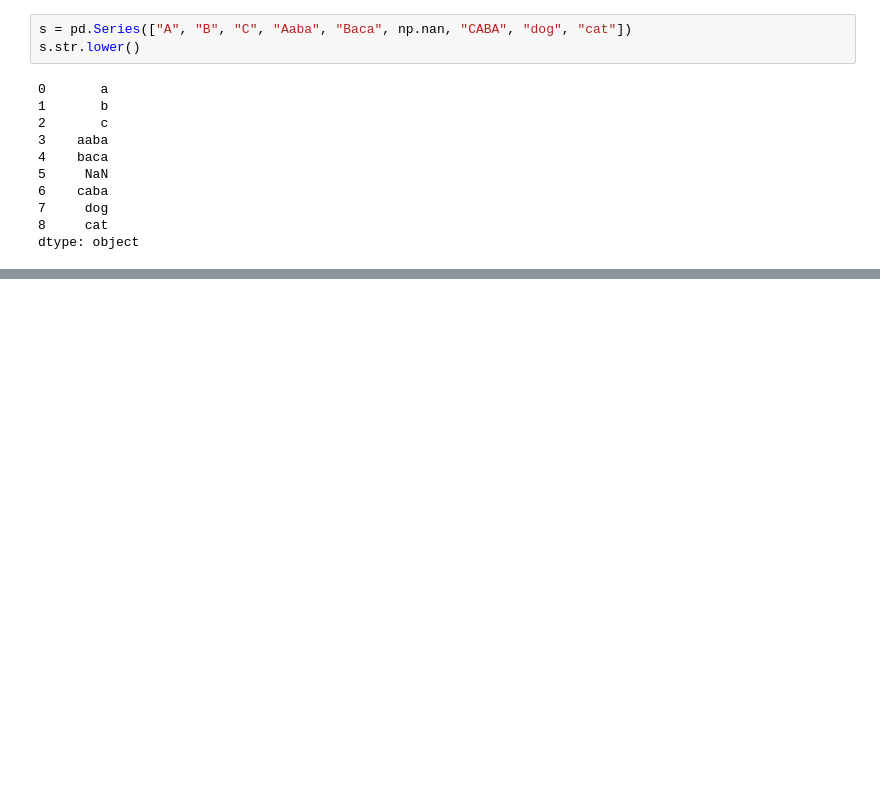
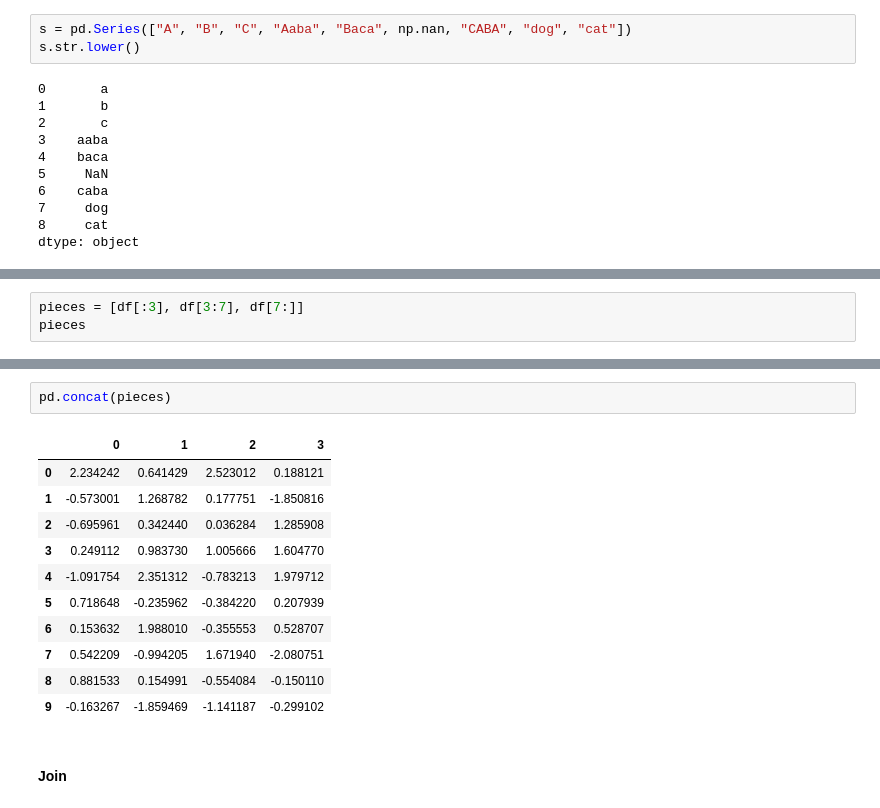
Before and after one commit to NoobRushEr/Machine-Learning-Zero-to-Hero, a Jupyter notebook: week01_lenses/notebooks/pandas.ipynb, the cells around one changed output, grey strips where cells are left out. Saved outputs shown, nothing was run; the diff lists cells and outputs as text; blank space fills up the shorter version.

```diff
--- a/week01_lenses/notebooks/pandas.ipynb
+++ b/week01_lenses/notebooks/pandas.ipynb
@@ -504,0 +525,3 @@ dtype: object
+# %%
+pieces = [df[:3], df[3:7], df[7:]]
+pieces
@@ -504,0 +542,16 @@ dtype: object
+# %%
+pd.concat(pieces)
+# %% [output]
+|  | 0 | 1 | 2 | 3 |
+| 0 | 2.234242 | 0.641429 | 2.523012 | 0.188121 |
+| 1 | -0.573001 | 1.268782 | 0.177751 | -1.850816 |
+| 2 | -0.695961 | 0.342440 | 0.036284 | 1.285908 |
+| 3 | 0.249112 | 0.983730 | 1.005666 | 1.604770 |
+| 4 | -1.091754 | 2.351312 | -0.783213 | 1.979712 |
+| 5 | 0.718648 | -0.235962 | -0.384220 | 0.207939 |
+| 6 | 0.153632 | 1.988010 | -0.355553 | 0.528707 |
+| 7 | 0.542209 | -0.994205 | 1.671940 | -2.080751 |
+| 8 | 0.881533 | 0.154991 | -0.554084 | -0.150110 |
+| 9 | -0.163267 | -1.859469 | -1.141187 | -0.299102 |
+# %% [markdown]
+#### Join
```
Also changed, not shown: parts of 63 cells of this notebook, 8 other files.
